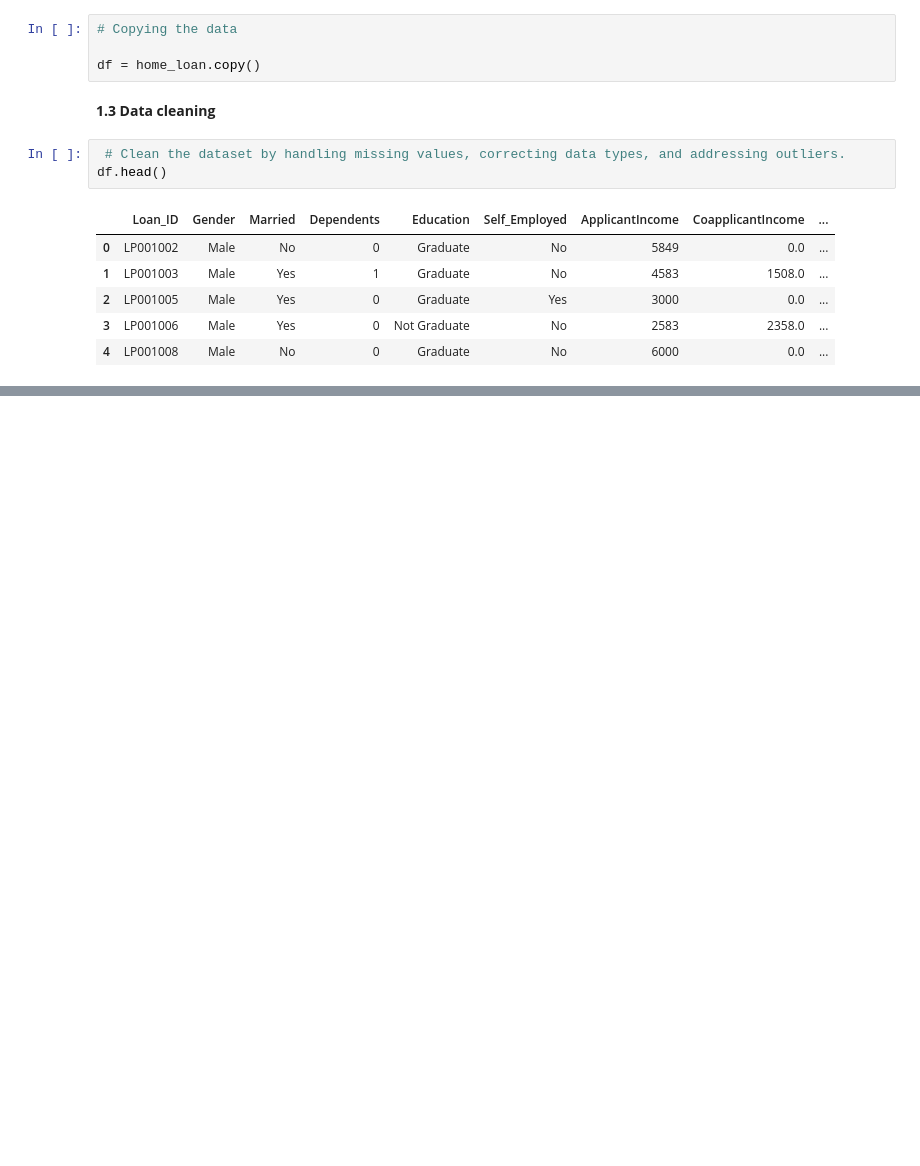
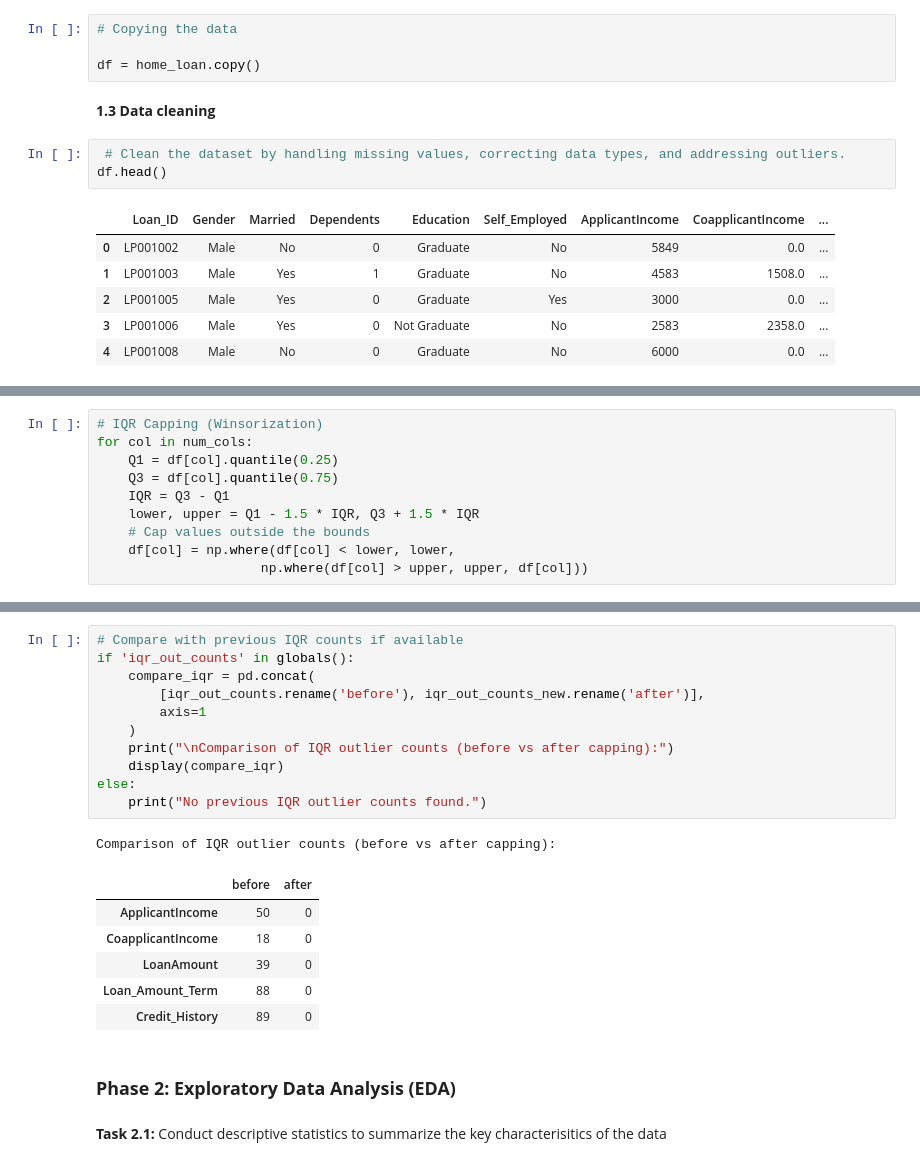
Before and after one commit to Naeema-cyber/ai_engineering_repo, a Jupyter notebook: month_3/naheemot_adebiyi_task_25.ipynb, the cells around one changed output, grey strips where cells are left out. Drawn from its saved outputs; the diff is of its cells as text; blank space fills up the shorter version.

```diff
--- a/month_3/naheemot_adebiyi_task_25.ipynb
+++ b/month_3/naheemot_adebiyi_task_25.ipynb
@@ -146,0 +210,10 @@ df.head()
+# %%
+# IQR Capping (Winsorization)
+for col in num_cols:
+    Q1 = df[col].quantile(0.25)
+    Q3 = df[col].quantile(0.75)
+    IQR = Q3 - Q1
+    lower, upper = Q1 - 1.5 * IQR, Q3 + 1.5 * IQR
+    # Cap values outside the bounds
+    df[col] = np.where(df[col] < lower, lower,
+                     np.where(df[col] > upper, upper, df[col]))
@@ -146,0 +235,23 @@ df.head()
+# %%
+# Compare with previous IQR counts if available
+if 'iqr_out_counts' in globals():
+    compare_iqr = pd.concat(
+        [iqr_out_counts.rename('before'), iqr_out_counts_new.rename('after')],
+        axis=1
+    )
+    print("\nComparison of IQR outlier counts (before vs after capping):")
+    display(compare_iqr)
+else:
+    print("No previous IQR outlier counts found.")
+# %% [output]
+Comparison of IQR outlier counts (before vs after capping):
+|  | before | after |
+| ApplicantIncome | 50 | 0 |
+| CoapplicantIncome | 18 | 0 |
+| LoanAmount | 39 | 0 |
+| Loan_Amount_Term | 88 | 0 |
+| Credit_History | 89 | 0 |
+# %% [markdown]
+### **Phase 2: Exploratory Data Analysis (EDA)**
+# %% [markdown]
+**Task 2.1:** Conduct descriptive statistics to summarize the key characterisitics of the data
```
Also changed, not shown: parts of 8 cells of this notebook, 21 other files.
